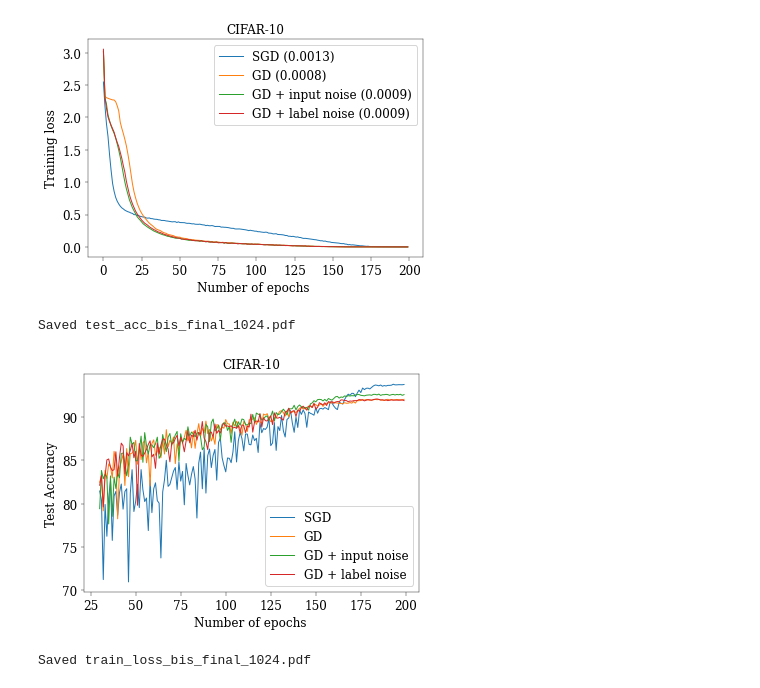
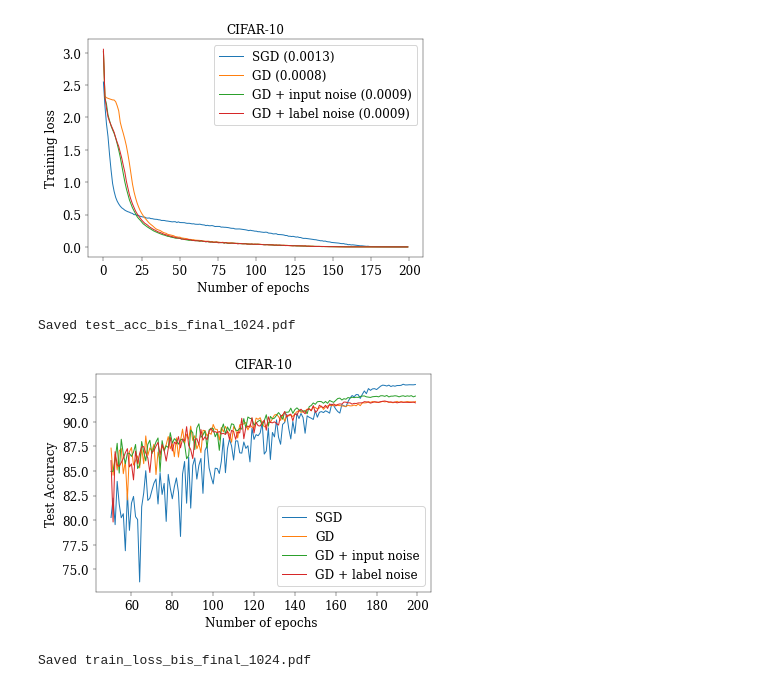
Before and after one commit to PierBeneventano/test_pytorch, a Jupyter notebook: plotting.ipynb, the cells around one changed output. Cells and saved outputs as stored; diff of their text form; code cells hidden in the pictures.

```diff
--- a/plotting.ipynb
+++ b/plotting.ipynb
@@ -1459,6 +1461,7 @@ toplot = {
 #     'GD + weak label noise': { 'color': "C5"},
 #     'GD + medium label noise': { 'color': "C6"},
     'GD + label noise': { 'color': "C3"},
+#     'GD + parameter noise' : { 'color': "C4"}
 }
 
 results = {}
@@ -1488,6 +1491,9 @@ for label, fields in toplot.items():
         if label == 'GD + label noise':
           #  accuracy_da = mean
             results[label]=g['test_acc_array']
+        if label == 'GD + parameter noise':
+          #  accuracy_da = mean
+            results[label]=i['test_acc_array']
 
 
 results_1 = {}
@@ -1517,6 +1523,9 @@ for label, fields in toplot.items():
         if label == 'GD + label noise':
           #  accuracy_da = mean
             results_1[label]=g['train_loss_array']
+        if label == 'GD + parameter noise':
+          #  accuracy_da = mean
+            results_1[label]=i['train_loss_array']
 
 accuracy = {}
 
@@ -1545,6 +1554,9 @@ for label, fields in toplot.items():
         if label == 'GD + label noise':
           #  accuracy_da = mean
             accuracy[label]=g['best_acc']
+        if label == 'GD + parameter noise':
+          #  accuracy_da = mean
+            accuracy[label]=i['best_acc']
 # %%
 mpl.rcParams['font.family'] = 'serif'
 mpl.rcParams['axes.titlesize'] = 12
@@ -1621,35 +1633,35 @@ mpl.rcParams['axes.titlesize'] = 12
 mpl.rcParams['axes.labelsize'] = 12
 mpl.rcParams['font.size'] = 12
 mpl.rcParams['legend.fontsize'] = 12
 linewidth = '0.4'
 mpl.rcParams['lines.linewidth'] = 1
 mpl.rcParams['axes.linewidth'] = linewidth
 mpl.rcParams['xtick.major.width'] = linewidth
 mpl.rcParams['ytick.major.width'] = linewidth
 
 fig = plt.figure()
 
 ax = fig.add_subplot(1, 1, 1)
 for res1 in results.items():
     lbl = res1[0]
     arr_data = res1[1]#[0]
     xp = np.array(range(len(arr_data)))
     fields = toplot[lbl]
     label = f"{lbl}"
-    ax.plot(xp[30:], arr_data[30:], label=label)
+    ax.plot(xp[50:], arr_data[50:], label=label)
 
 
 ax.set_xlabel('Number of epochs ')
 ax.set_ylabel('Test Accuracy')
 ax.set_title("CIFAR-10")
 ax.legend(loc='lower right')
 
 fname = "test_acc_bis_final_1024.pdf"
 plt.savefig(fname)
 print(f"Saved {fname}")
 # %% [output]
 Saved test_acc_bis_final_1024.pdf
-[figure, old version]
+[figure, new version]
 # %%
 mpl.rcParams['font.family'] = 'serif'
 mpl.rcParams['axes.titlesize'] = 12
```
Also changed, not shown: parts of 4 cells of this notebook, 3 other files.
